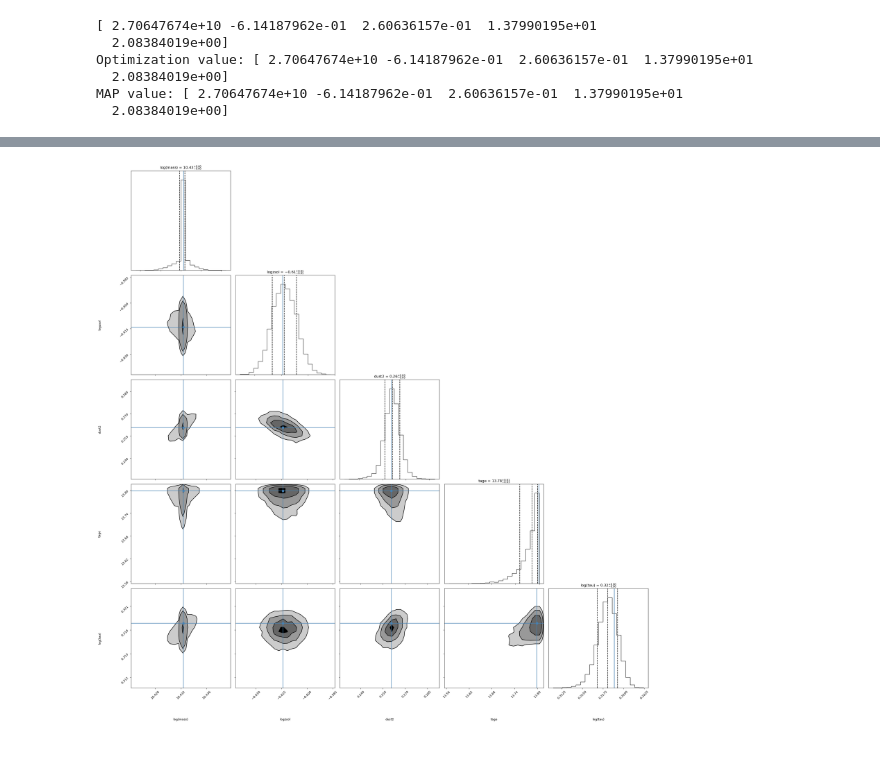
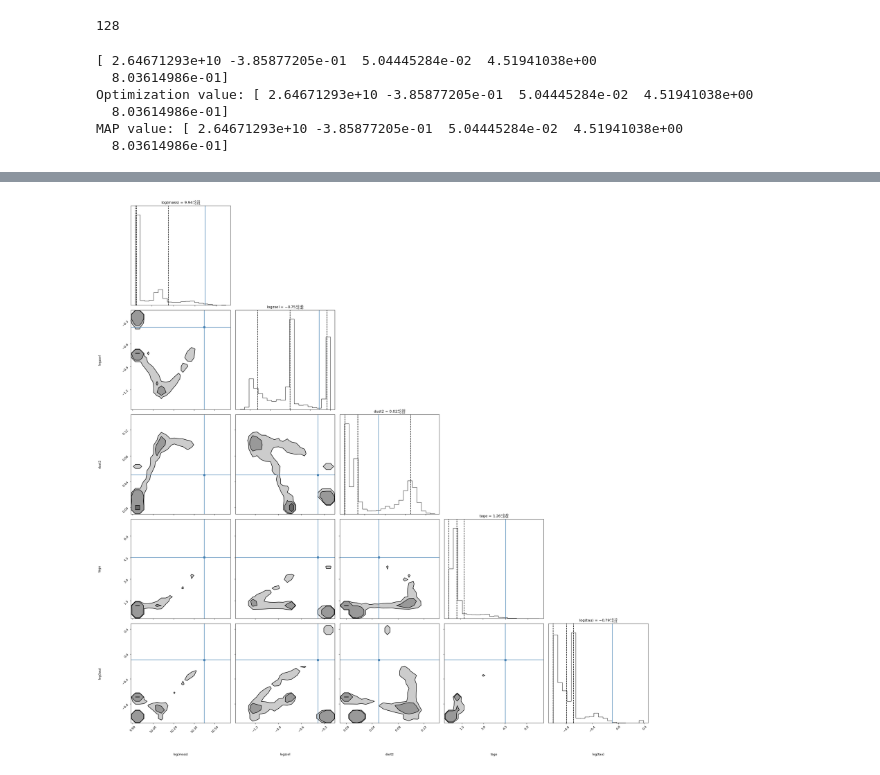
Before and after one commit to gregorycorcoran/Astro-Data, a Jupyter notebook: Visualiser.ipynb, the cells around one changed output, grey strips where cells are left out. Saved outputs shown, nothing was run; the diff lists cells and outputs as text; code cells hidden in the pictures.

```diff
--- a/Visualiser.ipynb
+++ b/Visualiser.ipynb
@@ -21,8 +21,13 @@ hfile = "./quickstart_emcee_mcmc5.h5"
 out, out_obs, out_model = reader.results_from(hfile)
 # %%
 results_type = "emcee"
-result, obs, _ = reader.results_from("./quickstart_emcee_mcmc5.h5".format(results_type), dangerous=False)
+result, obs, _ = reader.results_from("./allinone_UGC9379.h5".format(results_type), dangerous=False)
+# %%
+print(len(result['lnprobability']))
+# %% [output]
+128
 # %%
+
 imax = np.argmax(result['lnprobability'])
 if results_type == "emcee":
     i, j = np.unravel_index(imax, result['lnprobability'].shape)
@@ -35,13 +40,13 @@ else:
 
 print('Optimization value: {}'.format(theta_best))
 print('MAP value: {}'.format(theta_best))
-cornerfig = reader.subcorner(result, start=0, thin=thin, truths=theta_best,
+cornerfig = reader.subcorner(result, start=800, thin=thin, truths=theta_best,
                              fig=plt.subplots(5,5,figsize=(27,27))[0])
 # %% [output]
-[ 2.70647674e+10 -6.14187962e-01  2.60636157e-01  1.37990195e+01
-  2.08384019e+00]
-Optimization value: [ 2.70647674e+10 -6.14187962e-01  2.60636157e-01  1.37990195e+01
-  2.08384019e+00]
-MAP value: [ 2.70647674e+10 -6.14187962e-01  2.60636157e-01  1.37990195e+01
-  2.08384019e+00]
+[ 2.64671293e+10 -3.85877205e-01  5.04445284e-02  4.51941038e+00
+  8.03614986e-01]
+Optimization value: [ 2.64671293e+10 -3.85877205e-01  5.04445284e-02  4.51941038e+00
+  8.03614986e-01]
+MAP value: [ 2.64671293e+10 -3.85877205e-01  5.04445284e-02  4.51941038e+00
+  8.03614986e-01]
 WARNING:root:Too few points to create valid contours
@@ -48,4 +61,4 @@ WARNING:root:Too few points to create valid contours
-[figure, old version]
+[figure, new version]
 # %%
 imax = np.argmax(result['lnprobability'])
 csz = result["chain"].shape
```
Also changed, not shown: parts of 4 cells of this notebook, 24 other files.
